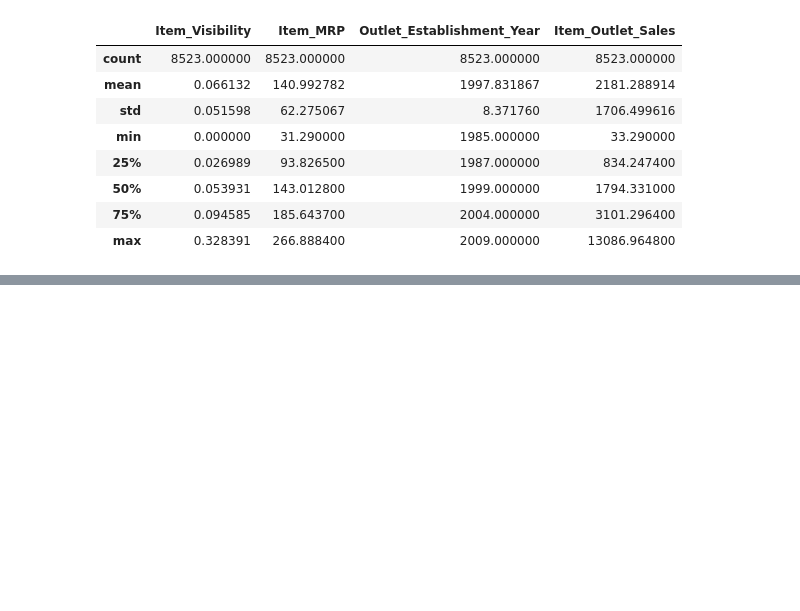
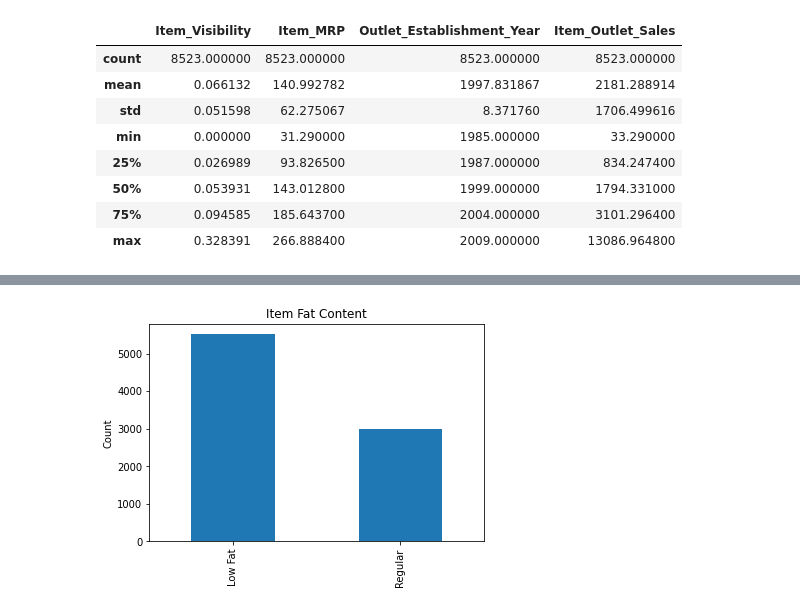
Before and after one commit to DeQuayM5/Food-Sales-Predictions-2-, a Jupyter notebook: FoodSalesPredictions.ipynb, the cells around one changed output, grey strips where cells are left out. Cells and saved outputs as stored; diff of their text form; code cells hidden in the pictures; blank space fills up the shorter version.

```diff
--- a/FoodSalesPredictions.ipynb
+++ b/FoodSalesPredictions.ipynb
@@ -123,0 +138,8 @@ fsp_df.describe()
+# %%
+# bar graph of item fat content
+if_content = fsp_df['Item_Fat_Content'].value_counts()
+if_content.plot(kind = 'bar')
+plt.title('Item Fat Content')
+plt.ylabel('Count');
+# %% [output]
+[figure, added]
```
Also changed, not shown: parts of 12 cells of this notebook.
